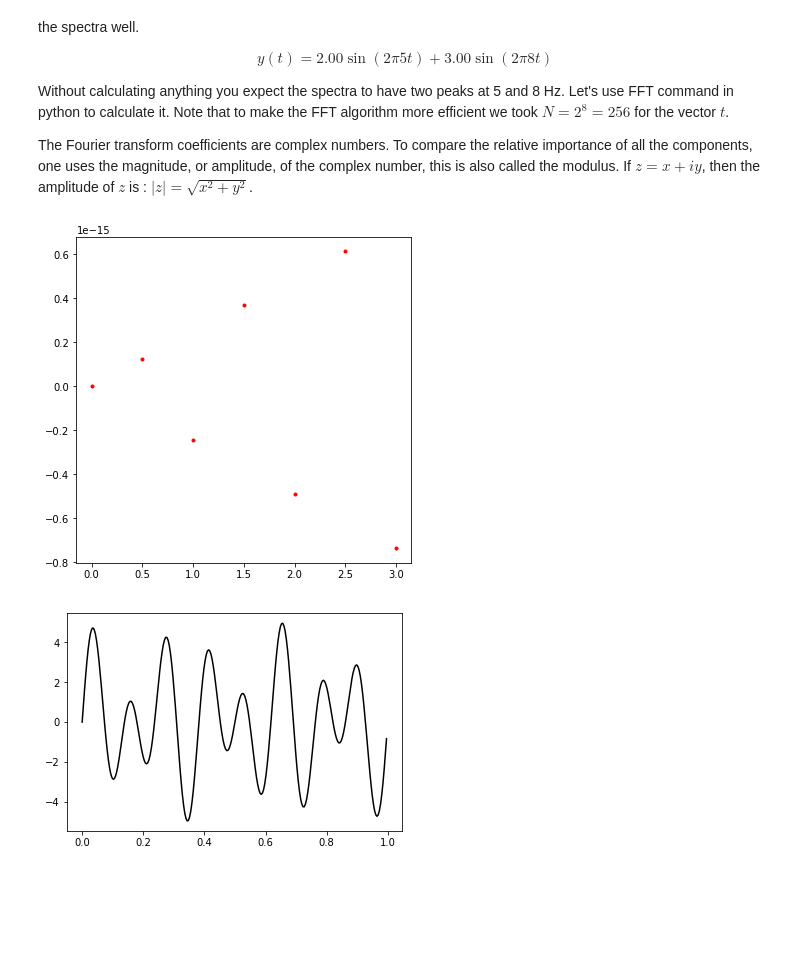
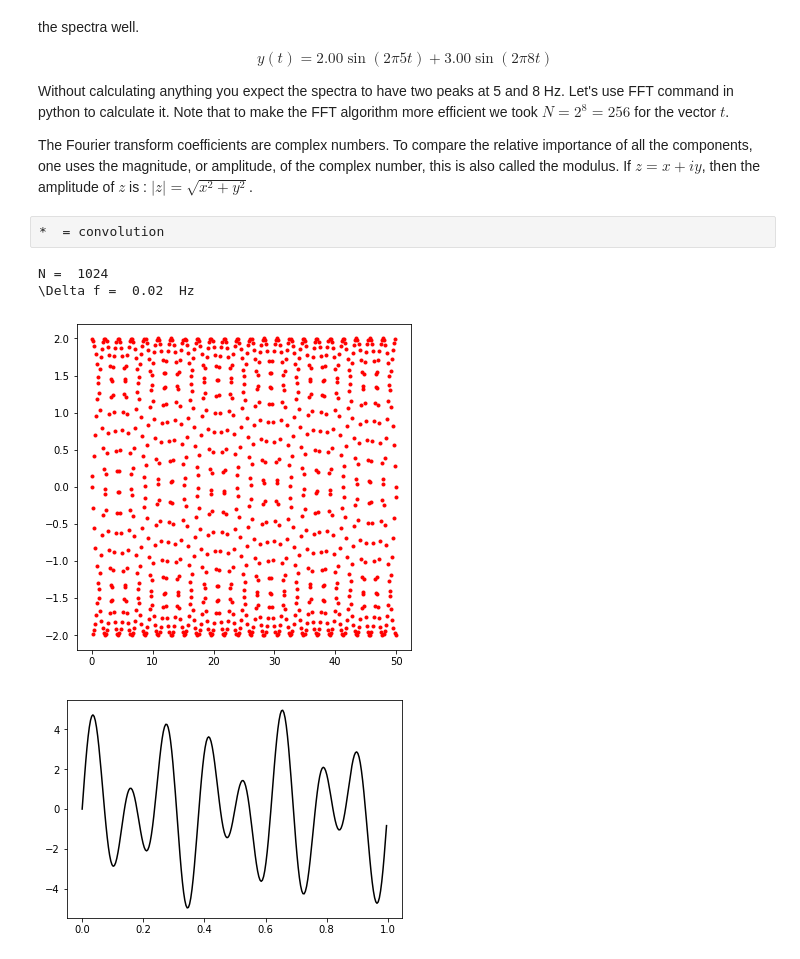
Before and after one commit to eiriniflorou/GWU-MAE3120_2022, a Jupyter notebook: Lectures/03_FourierAnalysis.ipynb, the cells around one changed output. Drawn from its saved outputs; the diff is of its cells as text; code cells hidden in the pictures; blank space fills up the shorter version.

```diff
--- a/Lectures/03_FourierAnalysis.ipynb
+++ b/Lectures/03_FourierAnalysis.ipynb
@@ -217,18 +224,29 @@ y(t) = 2.00 \sin (2\pi 5 t) + 3.00 \sin (2\pi 8 t)
 Without calculating anything you expect the spectra to have two peaks at 5 and 8 Hz.  Let's use FFT command in python to calculate it.  Note that to make the FFT algorithm more efficient we took $N=2^{8}=256$ for the vector $t$.
 
 The Fourier transform coefficients are complex numbers.  To compare the relative importance of all the components, one uses the magnitude, or amplitude, of the complex number, this is also called the modulus.  If $z = x + i y$, then the amplitude of $z$ is : $|z| = \sqrt{x^2 + y^2}$.
+# %% [raw]
+*  = convolution
 # %%
 import numpy
 from matplotlib import pyplot
 %matplotlib inline
 
 # let's plot each harmonics
-t = numpy.linspace(0,3,num=7)
+f = 5 # Hz
+f_s = 20.48 # Hz
+# T_s = 2/f # s
+N = 1024 # # points
+T_s = N/f_s # s
+t = numpy.linspace(0,T_s,num=N)
 fig = pyplot.figure(figsize=(6,6))
-y = numpy.sin((2*numpy.pi*1)*t)
+y = 2.00*numpy.sin((2*numpy.pi*f)*t)
 pyplot.plot(t, y, 'r.');
+print('N = ', N)
+print('\Delta f = ', 1/T_s, ' Hz')
 # %% [output]
+N =  1024
+\Delta f =  0.02  Hz
-[figure, old version]
+[figure, new version]
 # %%
 m = 8 # exponent number of point
 N = 2**m # number of points
```
Also changed, not shown: parts of 9 cells of this notebook.
